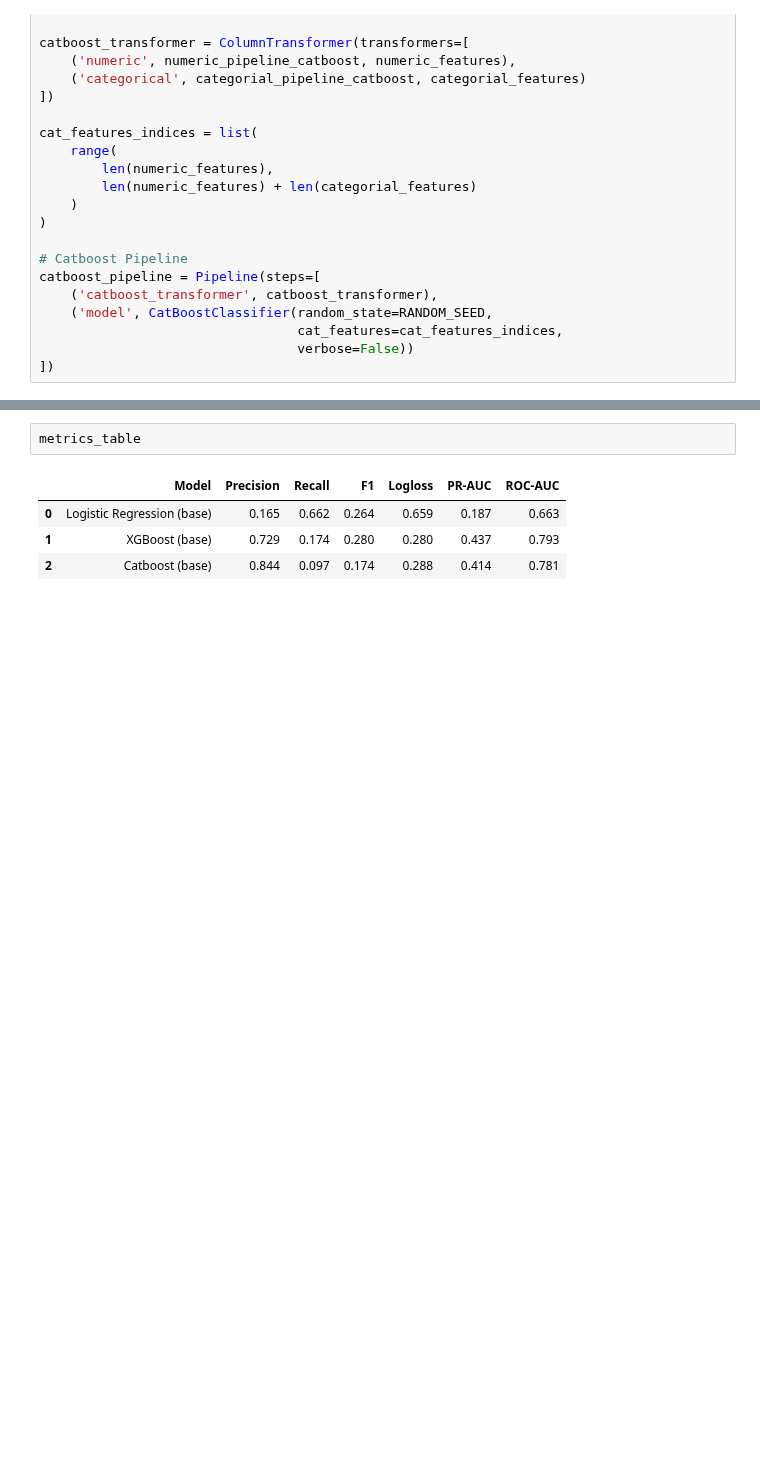
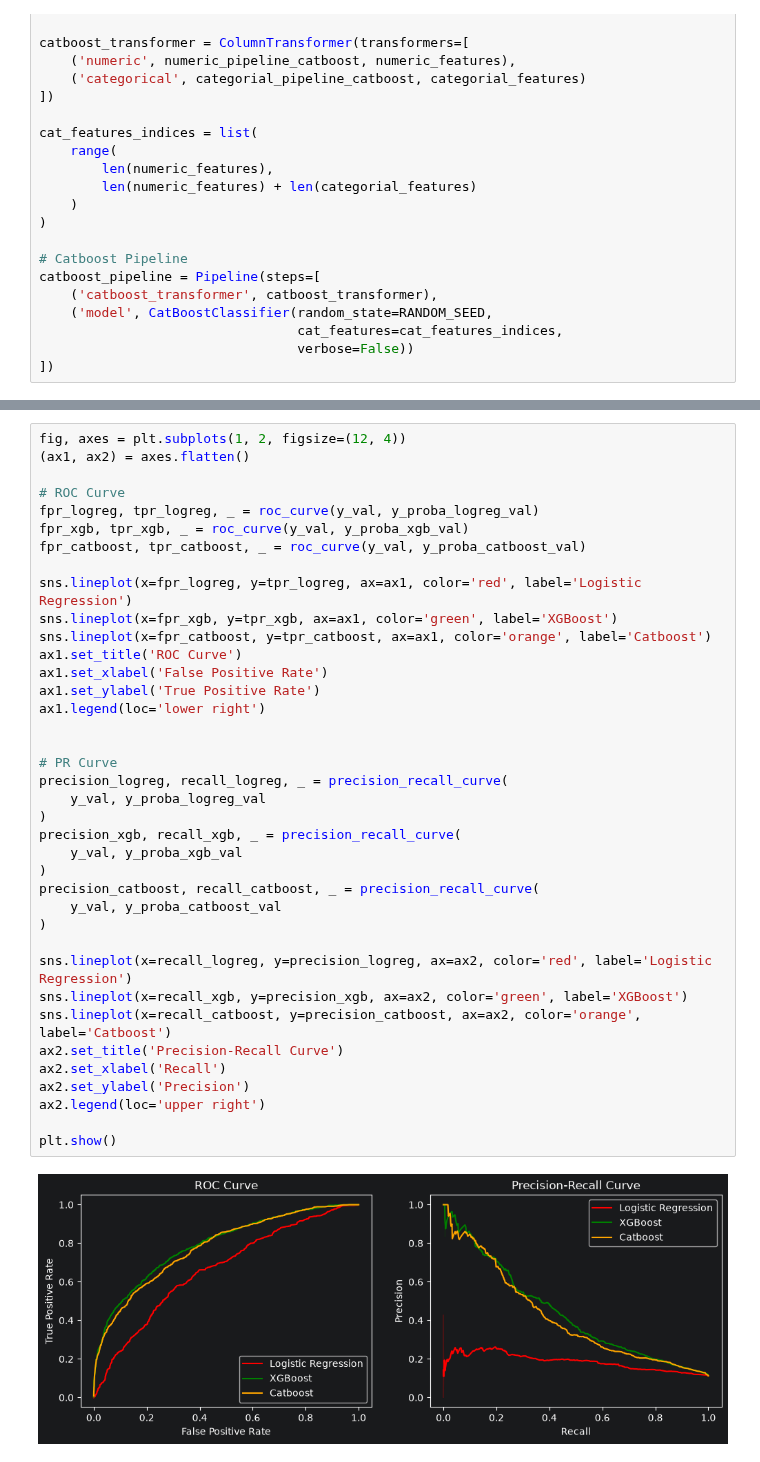
Before and after one commit to blbl-blbl/kaggle-Credit-Risk-Dataset, a Jupyter notebook: notebooks/02_modeling.ipynb, the cells around one changed output, grey strips where cells are left out. Saved outputs shown, nothing was run; the diff lists cells and outputs as text; blank space fills up the shorter version.

Commit message:
roc and pr curves added

```diff
--- a/notebooks/02_modeling.ipynb
+++ b/notebooks/02_modeling.ipynb
@@ -213,7 +214,40 @@ metrics_table.loc[len(metrics_table)] = [
-# %%
-metrics_table
-# %% [output]
-|  | Model | Precision | Recall | F1 | Logloss | PR-AUC | ROC-AUC |
-| 0 | Logistic Regression (base) | 0.165 | 0.662 | 0.264 | 0.659 | 0.187 | 0.663 |
-| 1 | XGBoost (base) | 0.729 | 0.174 | 0.280 | 0.280 | 0.437 | 0.793 |
-| 2 | Catboost (base) | 0.844 | 0.097 | 0.174 | 0.288 | 0.414 | 0.781 |
+# %%
+fig, axes = plt.subplots(1, 2, figsize=(12, 4))
+(ax1, ax2) = axes.flatten()
+
+# ROC Curve
+fpr_logreg, tpr_logreg, _ = roc_curve(y_val, y_proba_logreg_val)
+fpr_xgb, tpr_xgb, _ = roc_curve(y_val, y_proba_xgb_val)
+fpr_catboost, tpr_catboost, _ = roc_curve(y_val, y_proba_catboost_val)
+
+sns.lineplot(x=fpr_logreg, y=tpr_logreg, ax=ax1, color='red', label='Logistic Regression')
+sns.lineplot(x=fpr_xgb, y=tpr_xgb, ax=ax1, color='green', label='XGBoost')
+sns.lineplot(x=fpr_catboost, y=tpr_catboost, ax=ax1, color='orange', label='Catboost')
+ax1.set_title('ROC Curve')
+ax1.set_xlabel('False Positive Rate')
+ax1.set_ylabel('True Positive Rate')
+ax1.legend(loc='lower right')
+
+
+# PR Curve
+precision_logreg, recall_logreg, _ = precision_recall_curve(
+    y_val, y_proba_logreg_val
+)
+precision_xgb, recall_xgb, _ = precision_recall_curve(
+    y_val, y_proba_xgb_val
+)
+precision_catboost, recall_catboost, _ = precision_recall_curve(
+    y_val, y_proba_catboost_val
+)
+
+sns.lineplot(x=recall_logreg, y=precision_logreg, ax=ax2, color='red', label='Logistic Regression')
+sns.lineplot(x=recall_xgb, y=precision_xgb, ax=ax2, color='green', label='XGBoost')
+sns.lineplot(x=recall_catboost, y=precision_catboost, ax=ax2, color='orange', label='Catboost')
+ax2.set_title('Precision-Recall Curve')
+ax2.set_xlabel('Recall')
+ax2.set_ylabel('Precision')
+ax2.legend(loc='upper right')
+
+plt.show()
+# %% [output]
+[figure, added]
```
Also changed, not shown: parts of 4 cells of this notebook.
